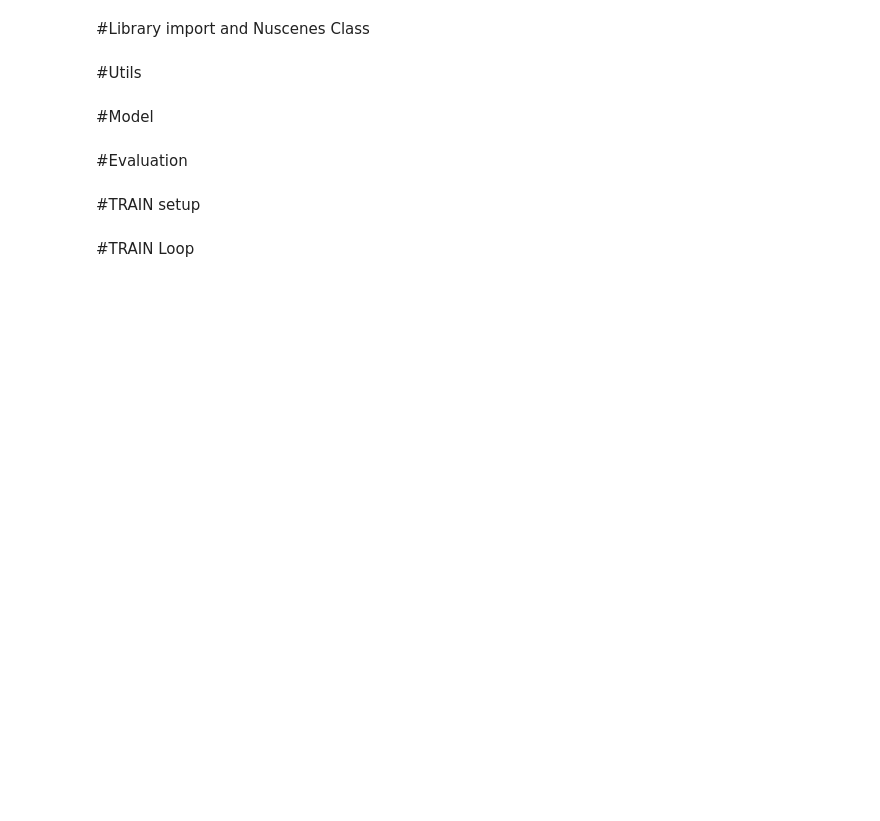
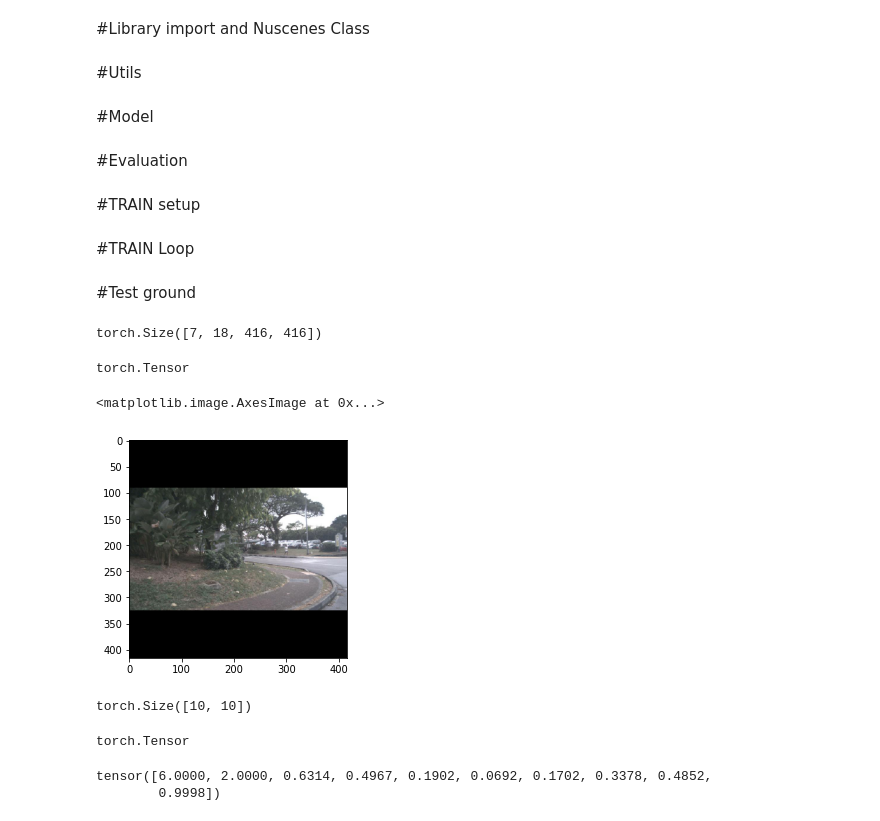
Before and after one commit to jackaboy7981/Birdeye, a Jupyter notebook: Birdeye_AI.ipynb, the cells around one changed output. Saved outputs shown, nothing was run; the diff lists cells and outputs as text; code cells hidden in the pictures; blank space fills up the shorter version.

Commit message:
dataloader description

```diff
--- a/Birdeye_AI.ipynb
+++ b/Birdeye_AI.ipynb
@@ -1150,3 +1156,29 @@ class_names = dataset.categories
 optimizer = torch.optim.Adam(model.parameters(),lr =0.001)
 # %% [markdown]
 #TRAIN Loop
+# %% [markdown]
+#Test ground
+# %%
+img, target = next(iter(dataloader))
+# %%
+print(img.shape)
+type(img)
+# %% [output]
+torch.Size([7, 18, 416, 416])
+torch.Tensor
+# %%
+plt.imshow(img[1,:3].permute(1, 2, 0)  )
+# %% [output]
+<matplotlib.image.AxesImage at 0x...>
+[figure, added]
+# %%
+print(target.shape)
+type(target)
+# %% [output]
+torch.Size([10, 10])
+torch.Tensor
+# %%
+print(target[9])
+# %% [output]
+tensor([6.0000, 2.0000, 0.6314, 0.4967, 0.1902, 0.0692, 0.1702, 0.3378, 0.4852,
+        0.9998])
```
Also changed, not shown: parts of 2 cells of this notebook.
